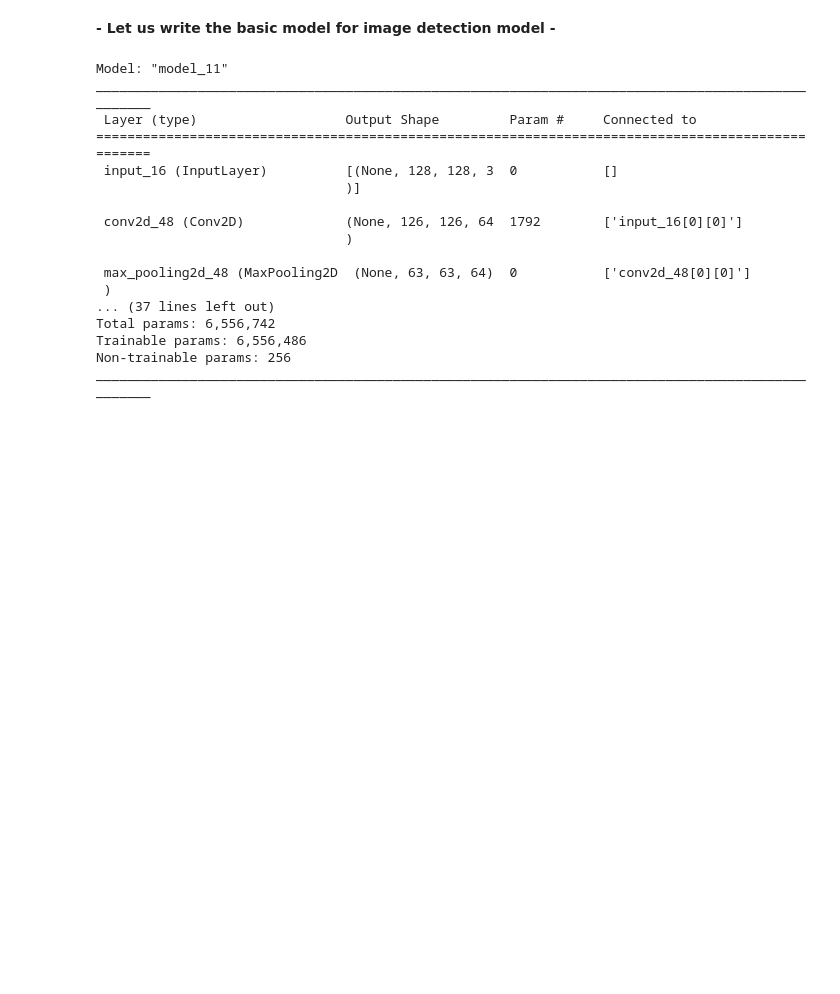
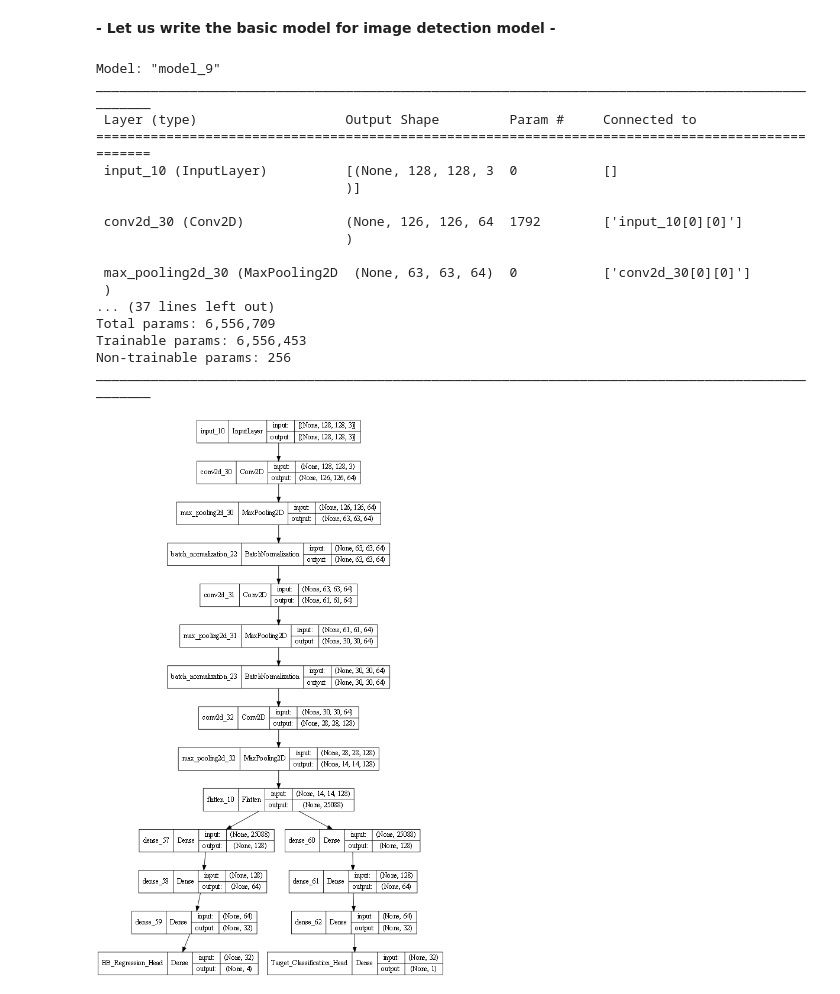
Before and after one commit to singhalgagan1/GreatLearningCapstoneProject, a Jupyter notebook: Practice/Karthik/Capstone_PneumoniaDetection_KarthikSanthanam.ipynb, the cells around one changed output. Saved outputs shown, nothing was run; the diff lists cells and outputs as text; code cells hidden in the pictures; blank space fills up the shorter version.

```diff
--- a/Practice/Karthik/Capstone_PneumoniaDetection_KarthikSanthanam.ipynb
+++ b/Practice/Karthik/Capstone_PneumoniaDetection_KarthikSanthanam.ipynb
@@ -1590,7 +1365,7 @@ def create_model():
     target_classn = Dense(128, activation='relu')(flatten)
     target_classn = Dense(64, activation='relu')(target_classn)
     target_classn = Dense(32, activation='relu')(target_classn)
-    target_classn = Dense(2, activation='softmax', name='Target_Classification_Head')(target_classn)
+    target_classn = Dense(1, activation='sigmoid', name='Target_Classification_Head')(target_classn)
 
     model = Model(inputs = detection_base_model.input, outputs = [bb_reg, target_classn])
 
@@ -1607,7 +1382,7 @@ model = create_model()
 #Define losses
 losses = {
     "BB_Regression_Head": "mean_squared_error",
-    "Target_Classification_Head": "categorical_crossentropy"
+    "Target_Classification_Head": "binary_crossentropy"
 }
 
 #Define loss weights
@@ -1635,23 +1410,33 @@ optimizer = SGD(lr = 0.01, momentum = 0.9)
 model.compile(optimizer = optimizer, loss = losses, loss_weights = loss_weights, metrics = metrics)
 model.summary()
 # %% [output]
-Model: "model_11"
+Model: "model_9"
 __________________________________________________________________________________________________
  Layer (type)                   Output Shape         Param #     Connected to
 ==================================================================================================
- input_16 (InputLayer)          [(None, 128, 128, 3  0           []
+ input_10 (InputLayer)          [(None, 128, 128, 3  0           []
                                 )]
 
- conv2d_48 (Conv2D)             (None, 126, 126, 64  1792        ['input_16[0][0]']
+ conv2d_30 (Conv2D)             (None, 126, 126, 64  1792        ['input_10[0][0]']
                                 )
 
- max_pooling2d_48 (MaxPooling2D  (None, 63, 63, 64)  0           ['conv2d_48[0][0]']
+ max_pooling2d_30 (MaxPooling2D  (None, 63, 63, 64)  0           ['conv2d_30[0][0]']
  )
 ... (37 lines left out)
-Total params: 6,556,742
-Trainable params: 6,556,486
+Total params: 6,556,709
+Trainable params: 6,556,453
 Non-trainable params: 256
 __________________________________________________________________________________________________
+# %%
+plot_model(model,
+           to_file='PneumoniaDetectionModel.png',
+           show_shapes=True,
+           show_layer_names=True,
+           rankdir='TB',
+           dpi=60,
+           layer_range=None)
+# %% [output]
+[figure, added]
 # %%
 # Train the Model
 history = model.fit(x = X_train,
```
Also changed, not shown: parts of 29 cells of this notebook.
